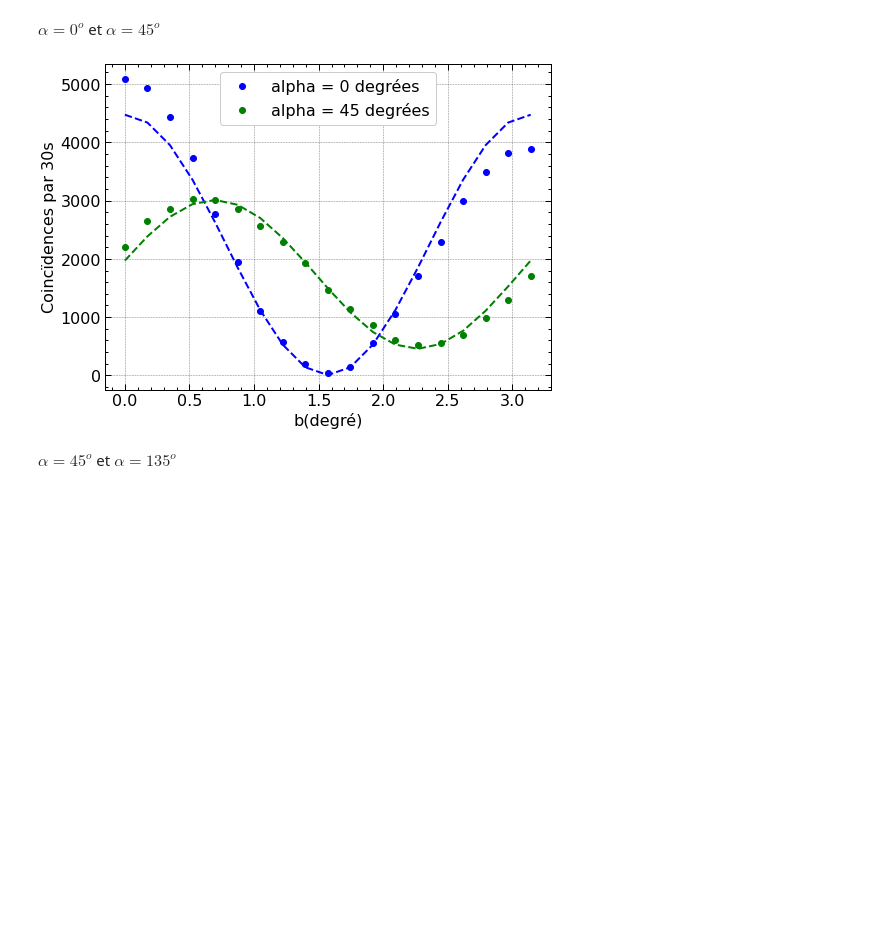
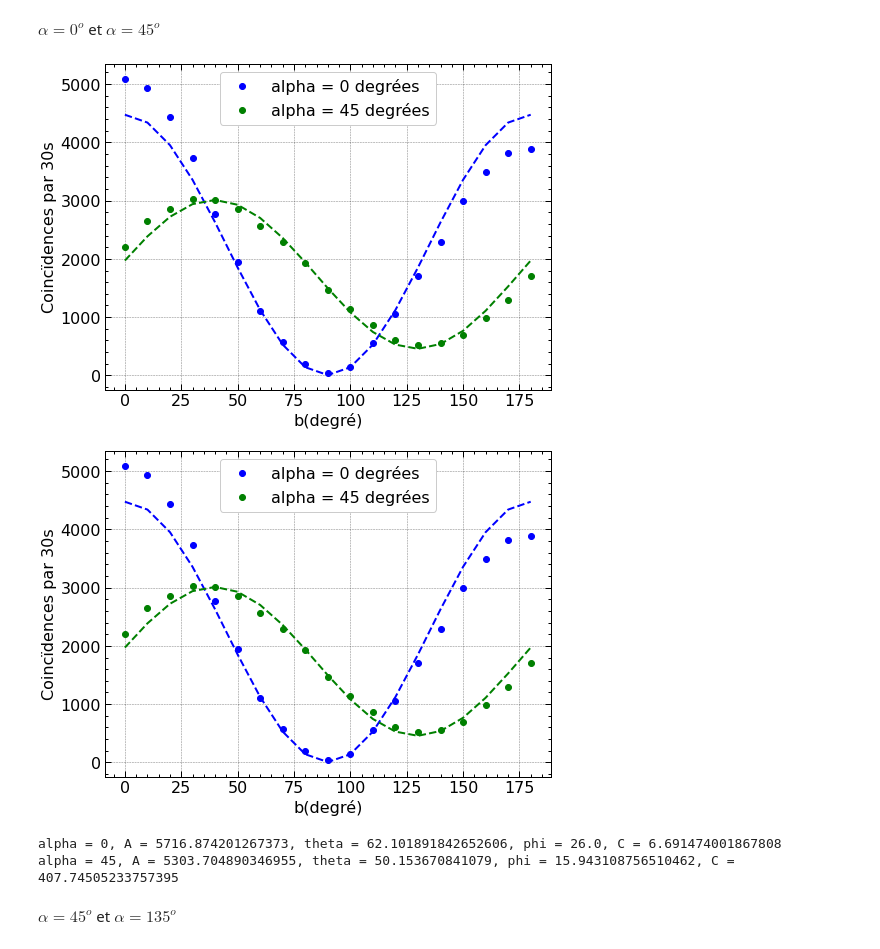
Before and after one commit to pierrotlamontagne/Github-labo-3, a Jupyter notebook: PIN/Analyse.ipynb, the cells around one changed output. Saved outputs shown, nothing was run; the diff lists cells and outputs as text; code cells hidden in the pictures; blank space fills up the shorter version.

```diff
--- a/PIN/Analyse.ipynb
+++ b/PIN/Analyse.ipynb
@@ -68,34 +68,69 @@ $\alpha = 0^o$ et $\alpha = 45^o$
 # %%
 b_a0, N_a0 = np.loadtxt("Données/a-0.txt", unpack = True, skiprows = 2)
 b_a45, N_a45 = np.loadtxt("Données/a-45.txt", unpack = True, skiprows = 2)
 
 b_a0 *= np.pi/180
 a = 0 * (np.pi/180) # à changer pour le calcul de chaque curve_fit
 a0_guess = [5560,46 * (np.pi/180),26 * (np.pi/180),22]
 a0_popt = curve_fit(Nb_coincidences, b_a0, N_a0, a0_guess)
 
 A, theta, phi, C = a0_popt[0]
 y_fit_0 = Nb_coincidences(b_a0, A, theta, phi, C)
 
 
 b_a45 *= np.pi/180
 a = 45 * (np.pi/180) # à changer pour le calcul de chaque curve_fit
 a45_guess = [5560,46 * (np.pi/180),26 * (np.pi/180),22]
 a45_popt = curve_fit(Nb_coincidences, b_a45, N_a45, a45_guess)
 
 A, theta, phi, C = a45_popt[0]
 y_fit_45 = Nb_coincidences(b_a45, A, theta, phi, C)
 
-plt.plot(b_a0,N_a0,"bo",label="alpha = 0 degrées")
-plt.plot(b_a0,y_fit_0,"b--")
-plt.plot(b_a45,N_a45,"go",label="alpha = 45 degrées")
-plt.plot(b_a45,y_fit_45,"g--")
+plt.plot(b_a0*(180/np.pi),N_a0,"bo",label="alpha = 0 degrées")
+plt.plot(b_a0*(180/np.pi),y_fit_0,"b--")
+plt.plot(b_a45*(180/np.pi),N_a45,"go",label="alpha = 45 degrées")
+plt.plot(b_a45*(180/np.pi),y_fit_45,"g--")
 plt.xlabel("b(degré)")
 plt.ylabel("Coincïdences par 30s")
 plt.legend()
 plt.show()
+
+b_a0, N_a0 = np.loadtxt("Données/a-0.txt", unpack = True, skiprows = 2)
+b_a45, N_a45 = np.loadtxt("Données/a-45.txt", unpack = True, skiprows = 2)
+
+b_a0 *= np.pi/180
+a = 0 * (np.pi/180) # à changer pour le calcul de chaque curve_fit
+a0_guess = [5560,46 * (np.pi/180),26 * (np.pi/180),22]
+a0_popt = curve_fit(Nb_coincidences, b_a0, N_a0, a0_guess)
+
+A, theta, phi, C = a0_popt[0]
+y_fit_0 = Nb_coincidences(b_a0, A, theta, phi, C)
+
+
+b_a45 *= np.pi/180
+a = 45 * (np.pi/180) # à changer pour le calcul de chaque curve_fit
+a45_guess = [5560,46 * (np.pi/180),26 * (np.pi/180),22]
+a45_popt = curve_fit(Nb_coincidences, b_a45, N_a45, a45_guess)
+
+A, theta, phi, C = a45_popt[0]
+y_fit_45 = Nb_coincidences(b_a45, A, theta, phi, C)
+
+plt.plot(b_a0*(180/np.pi),N_a0,"bo",label="alpha = 0 degrées")
+plt.plot(b_a0*(180/np.pi),y_fit_0,"b--")
+plt.plot(b_a45*(180/np.pi),N_a45,"go",label="alpha = 45 degrées")
+plt.plot(b_a45*(180/np.pi),y_fit_45,"g--")
+plt.xlabel("b(degré)")
+plt.ylabel("Coincïdences par 30s")
+plt.legend()
+plt.show()
+
+print(f"alpha = {0}, A = {a0_popt[0][0]}, theta = {a0_popt[0][1]*(180/np.pi)}, phi = {a0_popt[0][2]*(180/np.pi)}, C = {a0_popt[0][3]}")
+print(f"alpha = {45}, A = {a45_popt[0][0]}, theta = {a45_popt[0][1]*(180/np.pi)}, phi = {a45_popt[0][2]*(180/np.pi)}, C = {a45_popt[0][3]}")
 # %% [output]
-[figure, old version]
+[figure, new version]
+[figure, added]
+alpha = 0, A = 5716.874201267373, theta = 62.101891842652606, phi = 26.0, C = 6.691474001867808
+alpha = 45, A = 5303.704890346955, theta = 50.153670841079, phi = 15.943108756510462, C = 407.74505233757395
 # %% [markdown]
 $\alpha = 45^o$ et $\alpha = 135^o$
 # %%
```
Also changed, not shown: parts of 5 cells of this notebook, 1 other file.
